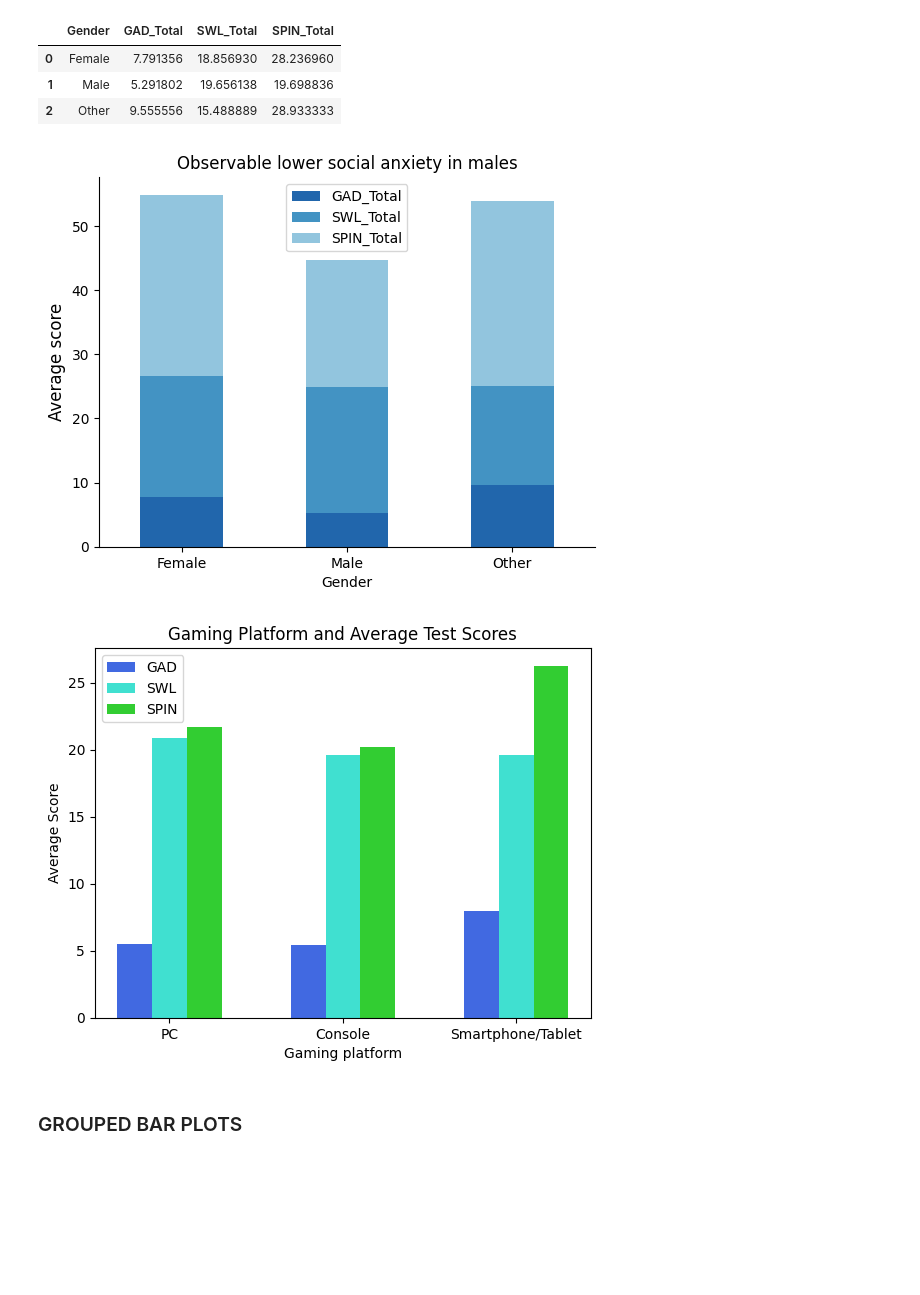
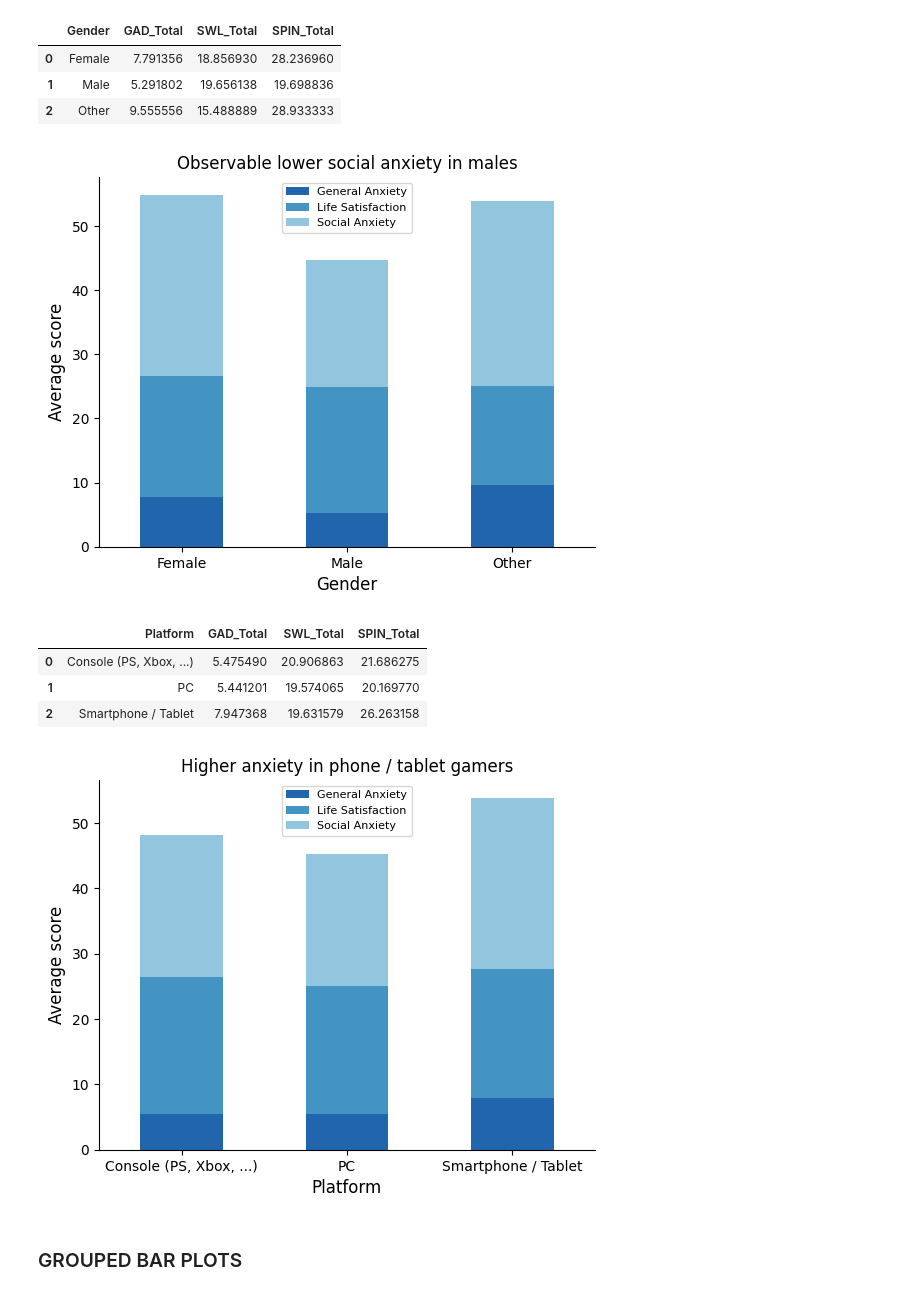
Before and after one commit to amallred/gaming-mental-health-analysis, a Jupyter notebook: charts.ipynb, the cells around one changed output. Saved outputs shown, nothing was run; the diff lists cells and outputs as text; code cells hidden in the pictures; blank space fills up the shorter version.

Commit message:
added second stacked bar plot

```diff
--- a/charts.ipynb
+++ b/charts.ipynb
@@ -231,14 +231,21 @@ gender_df
 | 2 | Other | 9.555556 | 15.488889 | 28.933333 |
 # %%
 # Reference: https://www.geeksforgeeks.org/python/create-a-grouped-bar-plot-in-matplotlib/
-#   Chat GPT helped correct the color indexing
+#   Chat GPT helped correct the color indexing and the need to use the ax properties to customize the legend and axes labels
 
-gender_df.plot(
+ax = gender_df.plot(
     x="Gender",
     kind='bar',
     stacked=True,
     title='Observable lower social anxiety in males',
     color=colors_dl[3:6])
+
+ax.tick_params(axis='x', labelsize=10)
+ax.set_xlabel('Gender', fontsize=12)
+ax.legend(['General Anxiety', 'Life Satisfaction', 'Social Anxiety'],
+        loc='best',
+        fontsize=8)
+
 
 plt.ylabel("Average score", fontsize=12)
 plt.xticks(rotation=0)
@@ -252,30 +259,52 @@ plt.savefig('plots/scores_stacked_bar_chart.png')
 
 plt.show()
 # %% [output]
-[figure, old version]
+[figure, new version]
+# %%
+platform_GAD_scores = df.groupby('Platform')['GAD_Total'].mean()
+platform_SWL_scores = df.groupby('Platform')['SWL_Total'].mean()
+platform_SPIN_scores = df.groupby('Platform')['SPIN_Total'].mean()
+
+platform_df = pd.concat([
+    platform_GAD_scores,
+    platform_SWL_scores,
+    platform_SPIN_scores
+], axis=1).reset_index()
+
+platform_df
+# %% [output]
+|  | Platform | GAD_Total | SWL_Total | SPIN_Total |
+| 0 | Console (PS, Xbox, ...) | 5.475490 | 20.906863 | 21.686275 |
+| 1 | PC | 5.441201 | 19.574065 | 20.169770 |
+| 2 | Smartphone / Tablet | 7.947368 | 19.631579 | 26.263158 |
 # %%
-x = np.arange(3)
-platform_GAD_scores = df.groupby('Platform')['GAD_Total'].mean()
-platform_SWL_scores = df.groupby('Platform')['SWL_Total'].mean()
-platform_SPIN_scores = df.groupby('Platform')['SPIN_Total'].mean()
-width=.2
+ax = platform_df.plot(
+    x='Platform',
+    kind='bar',
+    stacked=True,
+    title='Higher anxiety in phone / tablet gamers',
+    color=colors_dl[3:6]
+)
 
-plt.bar(x-0.2, platform_GAD_scores, width, color='royalblue')
-plt.bar(x, platform_SWL_scores, width, color='turquoise')
-plt.bar(x+0.2, platform_SPIN_scores, width, color='limegreen')
+ax.tick_params(axis='x', labelsize=10)
+ax.set_xlabel('Platform', fontsize=12)
+ax.legend(['General Anxiety', 'Life Satisfaction', 'Social Anxiety'],
+        loc='best',
+        fontsize=8)
 
-plt.xticks(x, ['PC', 'Console', 'Smartphone/Tablet'])
-plt.xlabel('Gaming platform')
-plt.ylabel('Average Score')
-plt.legend(['GAD', 'SWL', 'SPIN'])
-plt.title('Gaming Platform and Average Test Scores')
+plt.ylabel("Average score", fontsize=12)
+plt.xticks(rotation=0)
+
+ax = plt.gca()
+ax.spines['top'].set_visible(False)
+ax.spines['right'].set_visible(False)
 
 # Save figure as image
-# plt.savefig('plots/Platform_scores_grouped_bar_chart.png')
+plt.savefig('plots/platform_scores_stacked_bar_chart.png')
 
 plt.show()
 # %% [output]
-[figure, old version]
+[figure, new version]
 # %% [markdown]
 ### GROUPED BAR PLOTS
 # %%
```
Also changed, not shown: 2 other files.
